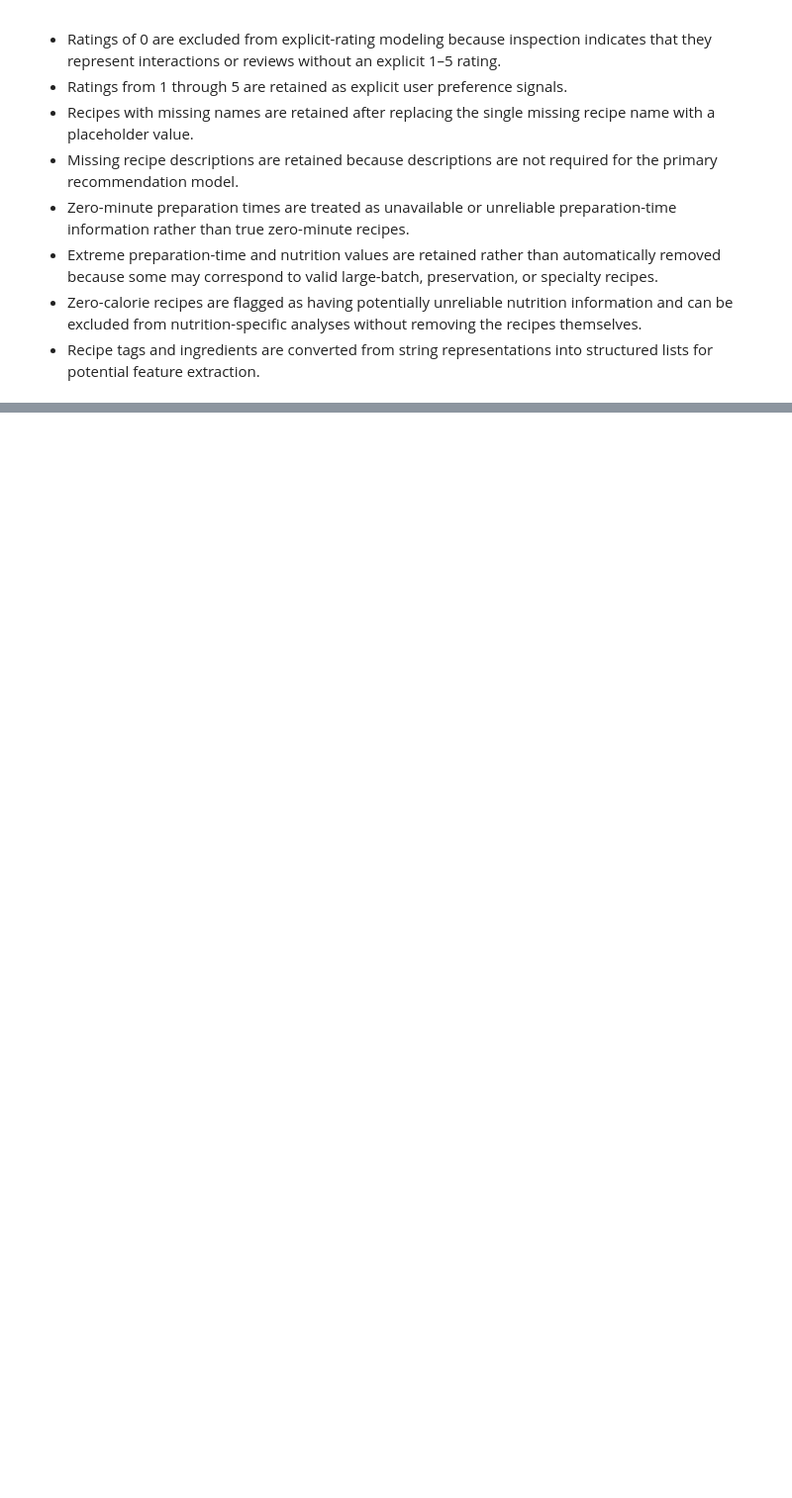
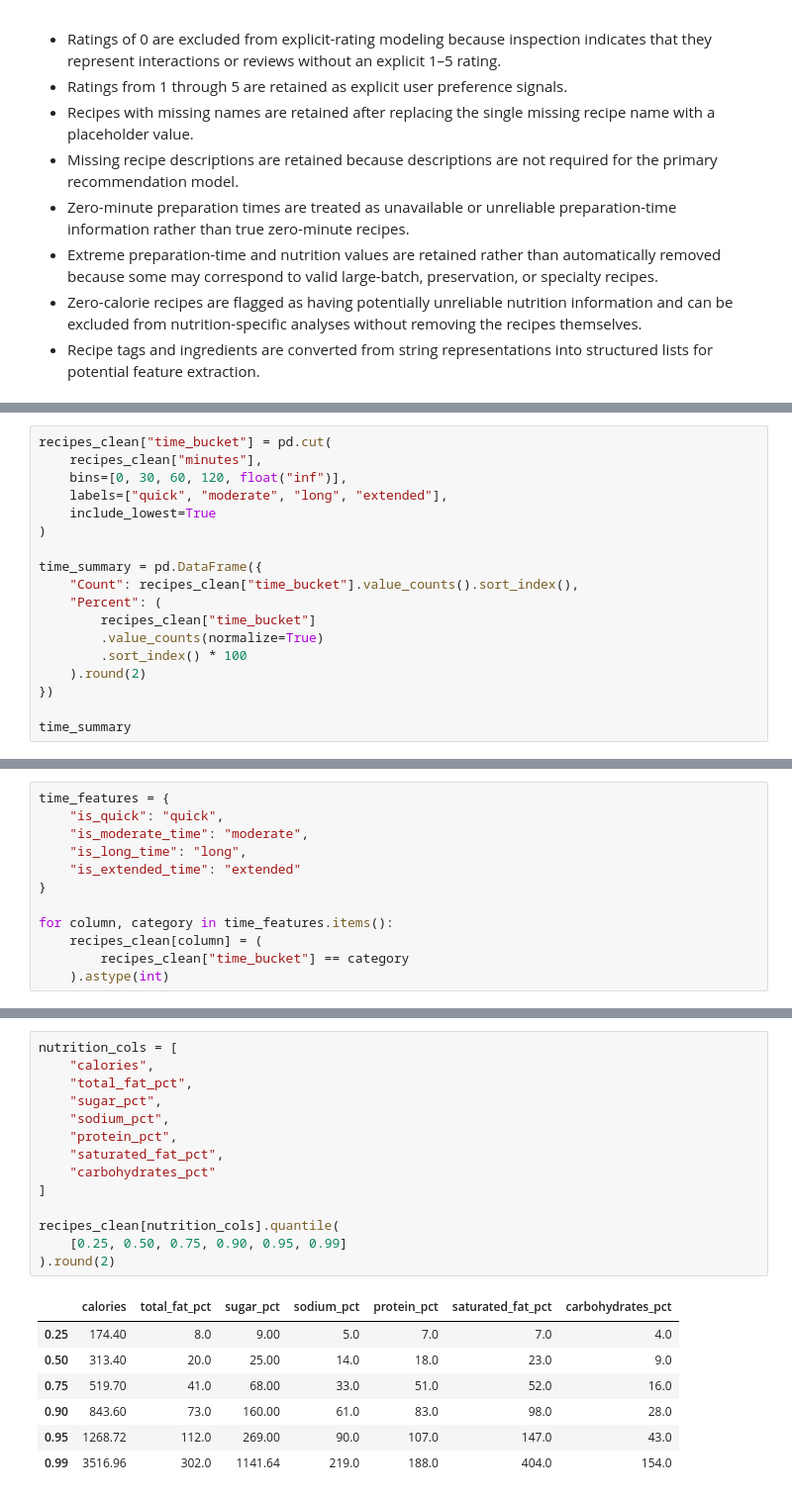
Before and after one commit to janvigandhi10/Bayesian_recipe_rec_project, a Jupyter notebook: notebooks/hoang_data_cleaning_eda.ipynb, the cells around one changed output, grey strips where cells are left out. Shown at 99% size. Cells and saved outputs as stored; diff of their text form; blank space fills up the shorter version.

```diff
--- a/notebooks/hoang_data_cleaning_eda.ipynb
+++ b/notebooks/hoang_data_cleaning_eda.ipynb
@@ -1228,0 +1533,18 @@ The following decisions are applied:
+# %%
+recipes_clean["time_bucket"] = pd.cut(
+    recipes_clean["minutes"],
+    bins=[0, 30, 60, 120, float("inf")],
+    labels=["quick", "moderate", "long", "extended"],
+    include_lowest=True
+)
+
+time_summary = pd.DataFrame({
+    "Count": recipes_clean["time_bucket"].value_counts().sort_index(),
+    "Percent": (
+        recipes_clean["time_bucket"]
+        .value_counts(normalize=True)
+        .sort_index() * 100
+    ).round(2)
+})
+
+time_summary
@@ -1228,0 +1560,12 @@ The following decisions are applied:
+# %%
+time_features = {
+    "is_quick": "quick",
+    "is_moderate_time": "moderate",
+    "is_long_time": "long",
+    "is_extended_time": "extended"
+}
+
+for column, category in time_features.items():
+    recipes_clean[column] = (
+        recipes_clean["time_bucket"] == category
+    ).astype(int)
@@ -1228,0 +1591,22 @@ The following decisions are applied:
+# %%
+nutrition_cols = [
+    "calories",
+    "total_fat_pct",
+    "sugar_pct",
+    "sodium_pct",
+    "protein_pct",
+    "saturated_fat_pct",
+    "carbohydrates_pct"
+]
+
+recipes_clean[nutrition_cols].quantile(
+    [0.25, 0.50, 0.75, 0.90, 0.95, 0.99]
+).round(2)
+# %% [output]
+|  | calories | total_fat_pct | sugar_pct | sodium_pct | protein_pct | saturated_fat_pct | carbohydrates_pct |
+| 0.25 | 174.40 | 8.0 | 9.00 | 5.0 | 7.0 | 7.0 | 4.0 |
+| 0.50 | 313.40 | 20.0 | 25.00 | 14.0 | 18.0 | 23.0 | 9.0 |
+| 0.75 | 519.70 | 41.0 | 68.00 | 33.0 | 51.0 | 52.0 | 16.0 |
+| 0.90 | 843.60 | 73.0 | 160.00 | 61.0 | 83.0 | 98.0 | 28.0 |
+| 0.95 | 1268.72 | 112.0 | 269.00 | 90.0 | 107.0 | 147.0 | 43.0 |
+| 0.99 | 3516.96 | 302.0 | 1141.64 | 219.0 | 188.0 | 404.0 | 154.0 |
```
Also changed, not shown: parts of 45 cells of this notebook, 7 other files.
